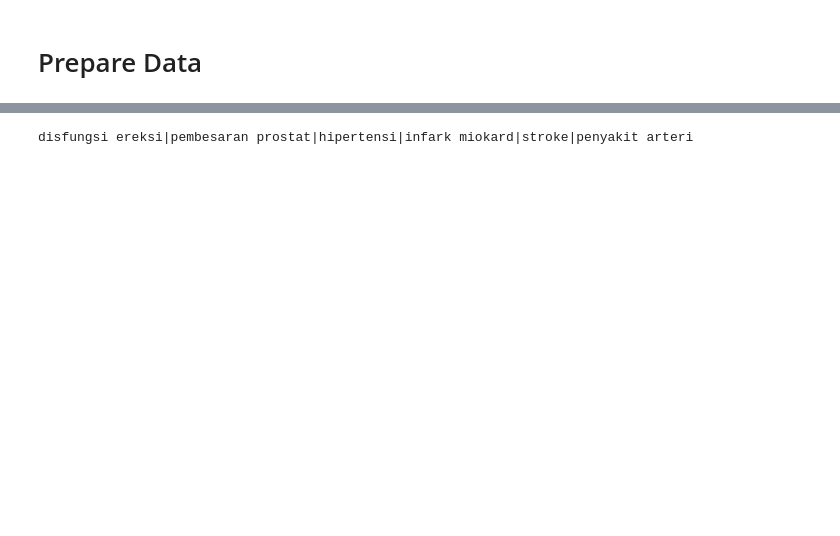
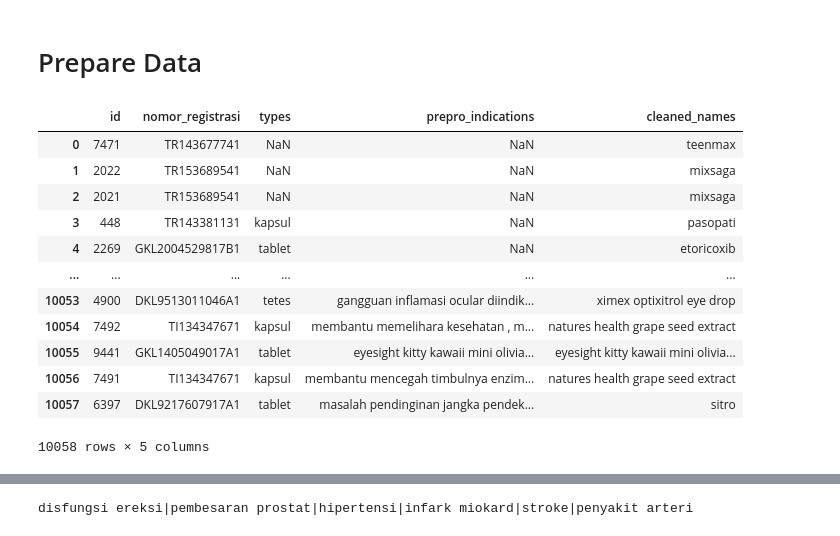
Before and after one commit to projectwilsen/skripsi, a Jupyter notebook: skripsi.ipynb, the cells around one changed output, grey strips where cells are left out. Saved outputs shown, nothing was run; the diff lists cells and outputs as text; code cells hidden in the pictures; blank space fills up the shorter version.

```diff
--- a/skripsi.ipynb
+++ b/skripsi.ipynb
@@ -28,3 +25,19 @@ neo4j_password = os.getenv("NEO4J_PASSWORD")
 graph = Neo4jGraph(neo4j_url,neo4j_user,neo4j_password)
 # %% [markdown]
 # Prepare Data
+# %%
+df
+# %% [output]
+|  | id | nomor_registrasi | types | prepro_indications | cleaned_names |
+| 0 | 7471 | TR143677741 | NaN | NaN | teenmax |
+| 1 | 2022 | TR153689541 | NaN | NaN | mixsaga |
+| 2 | 2021 | TR153689541 | NaN | NaN | mixsaga |
+| 3 | 448 | TR143381131 | kapsul | NaN | pasopati |
+| 4 | 2269 | GKL2004529817B1 | tablet | NaN | etoricoxib |
+| ... | ... | ... | ... | ... | ... |
+| 10053 | 4900 | DKL9513011046A1 | tetes | gangguan inflamasi ocular diindik... | ximex optixitrol eye drop |
+| 10054 | 7492 | TI134347671 | kapsul | membantu memelihara kesehatan , m... | natures health grape seed extract |
+| 10055 | 9441 | GKL1405049017A1 | tablet | eyesight kitty kawaii mini olivia... | eyesight kitty kawaii mini olivia... |
+| 10056 | 7491 | TI134347671 | kapsul | membantu mencegah timbulnya enzim... | natures health grape seed extract |
+| 10057 | 6397 | DKL9217607917A1 | tablet | masalah pendinginan jangka pendek... | sitro |
+10058 rows × 5 columns
```
Also changed, not shown: parts of 16 cells of this notebook, 21 other files.
